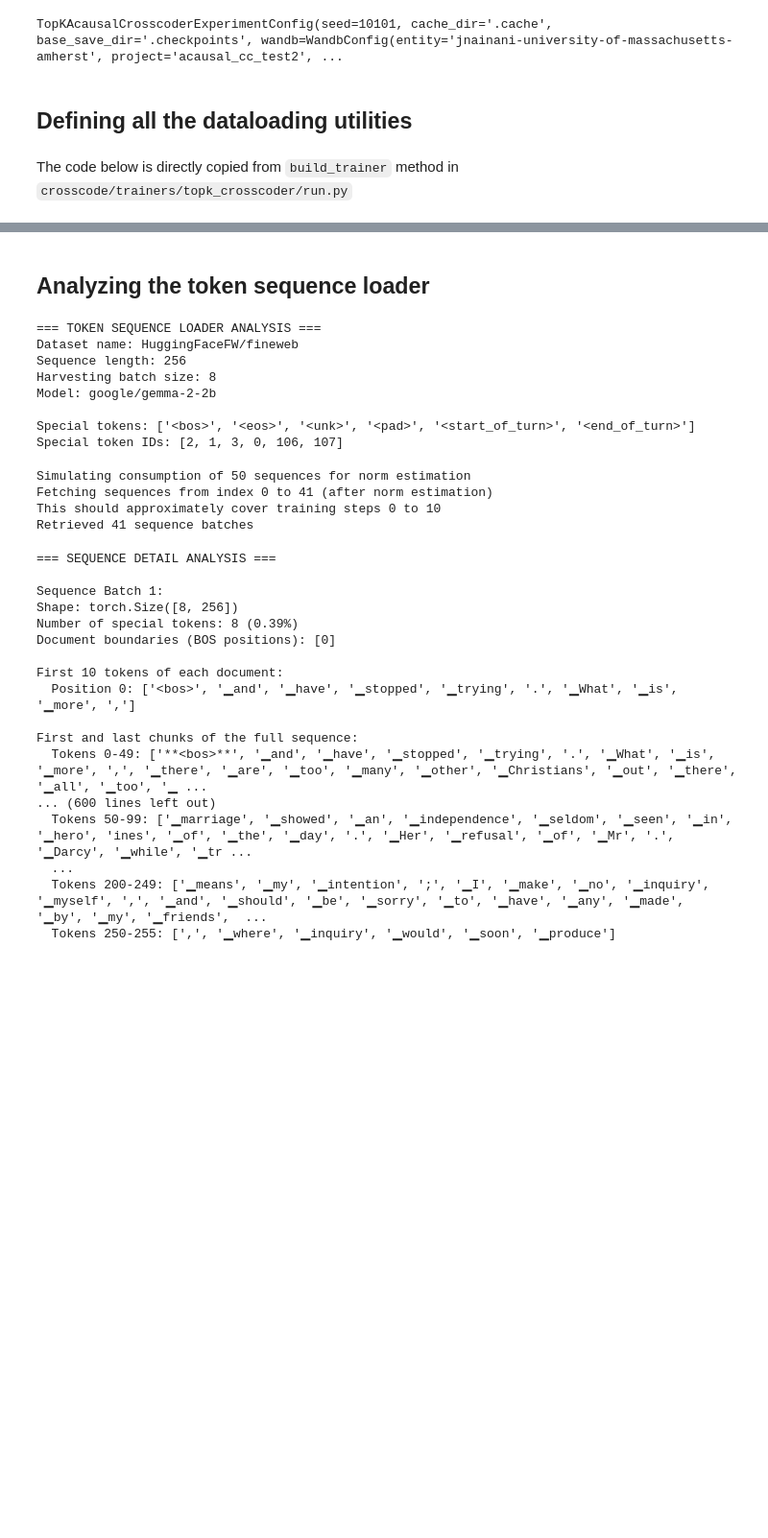
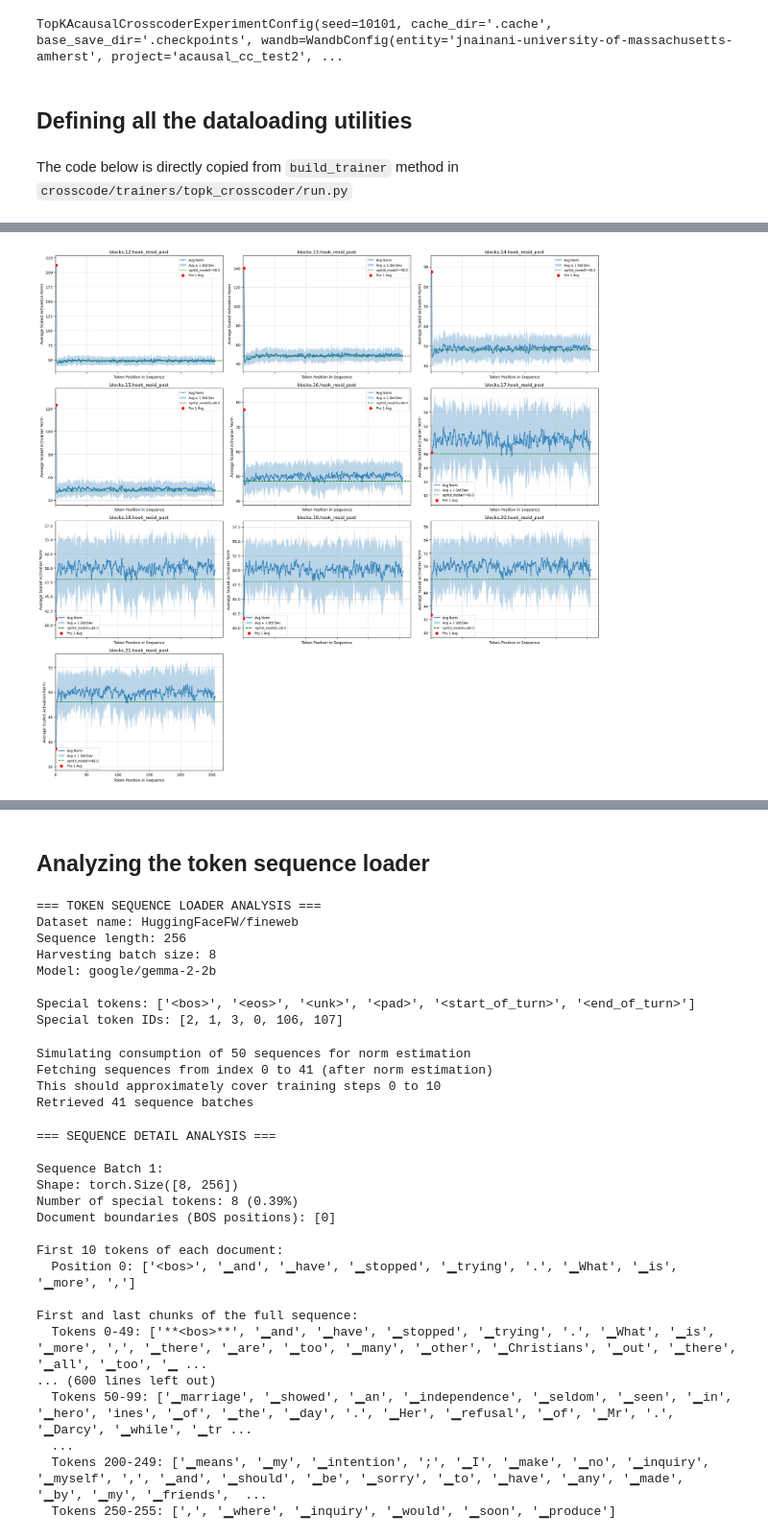
Before and after one commit to ambitious-mechinterp/crosscoder_training, a Jupyter notebook: data_test.ipynb, the cells around one changed output, grey strips where cells are left out. Shown at 96% size. Saved outputs shown, nothing was run; the diff lists cells and outputs as text; code cells hidden in the pictures; blank space fills up the shorter version.

```diff
--- a/data_test.ipynb
+++ b/data_test.ipynb
@@ -168,0 +463,20 @@ WARNING: scaling factors are None, this is OK only if you see them being estimat
+# %%
+# Configuration
+NUM_BATCHES_TO_ANALYZE_POS = 5 # Use the same number of batches as before or adjust
+TARGET_HOOKPOINTS_POS = cfg.hookpoints # Analyze the same hookpoints
+MODEL_INDEX_POS = 0 # Analyze the same model
+SEQUENCE_LENGTH = cfg.data.token_sequence_loader.sequence_length
+INCLUDE_BOS_IN_PLOT = False # Set to False to exclude position 0
+
+# Storage: Dictionary[hookpoint_name] -> Dictionary[position_index] -> List[norm]
+norms_by_position_per_hookpoint = {
+    hp: {pos: [] for pos in range(SEQUENCE_LENGTH)} for hp in TARGET_HOOKPOINTS_POS
+}
+
+print(f"Analyzing {NUM_BATCHES_TO_ANALYZE_POS} batches for position-wise norms...")
+print(f"Sequence Length: {SEQUENCE_LENGTH}")
+
+# Re-use components from previous analysis setup if needed, otherwise re-initialize
+# Assuming token_sequence_loader, activations_harvester, scaling_factors_P, device, etc.
+# are still available from the previous cells. If not, re-run the setup cells.
+token_iter_pos = dataloader._token_sequence_loader.get_sequences_batch_iterator() # Fresh iterator
@@ -168,0 +567,70 @@ WARNING: scaling factors are None, this is OK only if you see them being estimat
+# %%
+# Plotting the results
+if PLOT_AVAILABLE:
+    print("Generating average norm per position plots...")
+    num_hookpoints = len(TARGET_HOOKPOINTS_POS)
+    ncols = min(3, num_hookpoints)
+    nrows = (num_hookpoints + ncols - 1) // ncols
+    sqrt_d_model = np.sqrt(d_model)
+
+    fig, axes = plt.subplots(nrows, ncols, figsize=(ncols * 7, nrows * 5), sharex=True, squeeze=False)
+    axes = axes.flatten()
+
+    for i, hookpoint_name in enumerate(TARGET_HOOKPOINTS_POS):
+        ax = axes[i]
+        stats_df = position_stats_per_hookpoint[hookpoint_name]
+
+        if not stats_df.empty:
+            # Filter BOS if requested
+            plot_df = stats_df if INCLUDE_BOS_IN_PLOT else stats_df[stats_df["position"] > 0]
+
+            # Plot the average line
+            ax.plot(plot_df["position"], plot_df["avg_norm"], label="Avg Norm", marker='.', linestyle='-', markersize=4)
+
+            # Plot the standard deviation range
+            ax.fill_between(
+                plot_df["position"],
+                plot_df["avg_norm"] - plot_df["std_norm"],
+                plot_df["avg_norm"] + plot_df["std_norm"],
+                alpha=0.3,
+                label="Avg ± 1 Std Dev"
+            )
+
+            # Add sqrt(d_model) line
+            ax.axhline(sqrt_d_model, color='green', linestyle='--', label=f'sqrt(d_model)={sqrt_d_model:.1f}')
+
+            # Highlight position 1 specifically
+            pos1_data = plot_df[plot_df["position"] == 1]
+            if not pos1_data.empty:
+                 ax.scatter(pos1_data["position"], pos1_data["avg_norm"], color='red', s=50, zorder=5, label="Pos 1 Avg")
+
+
+            ax.set_title(f"{hookpoint_name}")
+            ax.set_xlabel("Token Position in Sequence")
+            ax.set_ylabel("Average Scaled Activation Norm")
+            ax.legend(fontsize='small')
+            ax.grid(True, alpha=0.4)
+            ax.set_xlim(left=-1 if INCLUDE_BOS_IN_PLOT else 0) # Adjust x-axis start
+        else:
+            ax.set_title(f"{hookpoint_name}\n(No data)")
+
+
+    # Hide any unused subplots
+    for j in range(i + 1, len(axes)):
+        fig.delaxes(axes[j])
+
+    plt.tight_layout()
+    plt.savefig("avg_norm_per_position.png")
+    print("Saved average norm per position plot to 'avg_norm_per_position.png'")
+    plt.show()
+else:
+    print("Plotting skipped as Matplotlib is not available.")
+
+# Display some raw stats as well
+print("\nSample Statistics (First 5 positions):")
+for hookpoint_name in TARGET_HOOKPOINTS_POS[:min(len(TARGET_HOOKPOINTS_POS), 2)]: # Show for first two hookpoints
+     stats_df = position_stats_per_hookpoint[hookpoint_name]
+     if not stats_df.empty:
+         print(f"\n--- {hookpoint_name} ---")
+         print(stats_df.head().round(2).to_string(index=False))
+# %% [output]
@@ -168,0 +639 @@ WARNING: scaling factors are None, this is OK only if you see them being estimat
+[figure, added]
```
Also changed, not shown: parts of 18 cells of this notebook, 2 other files.
